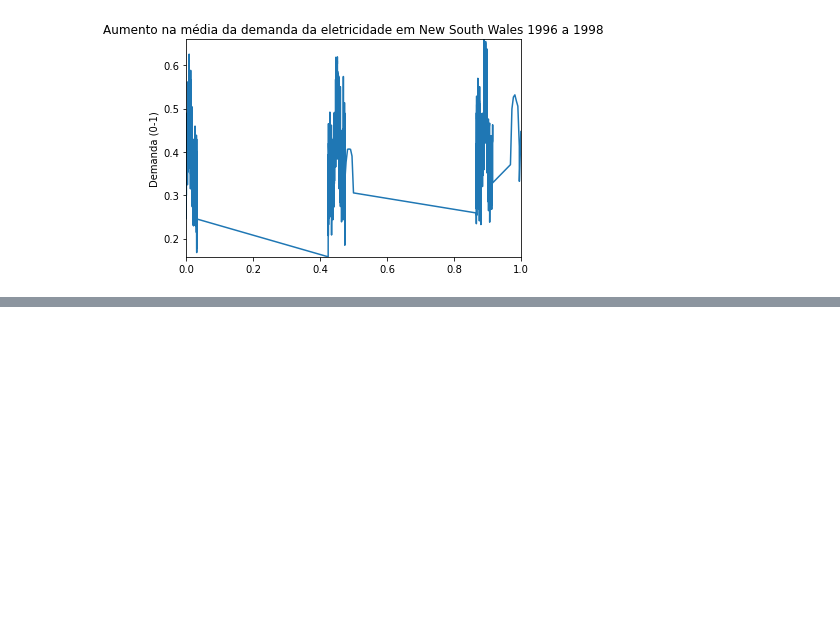
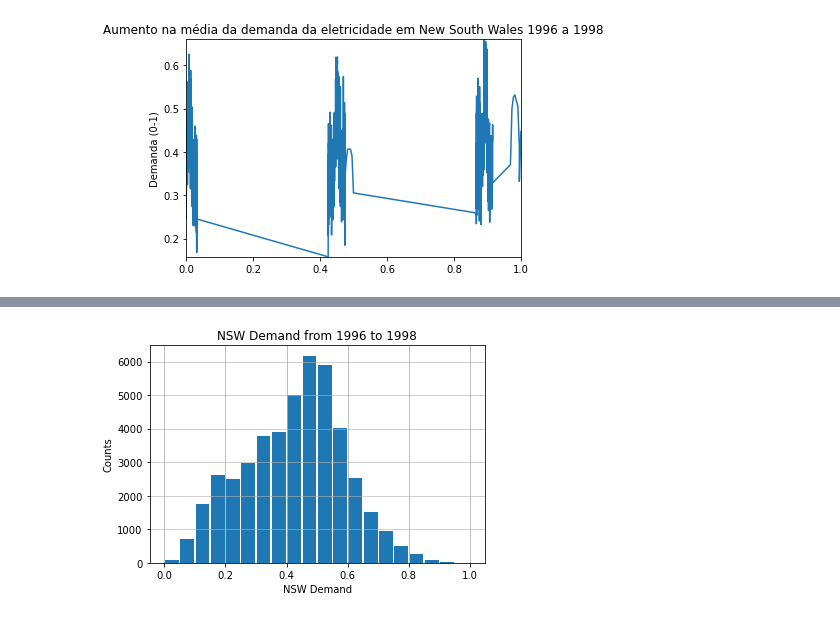
Before and after one commit to fernandops21/Case-Electricty, a Jupyter notebook: Case Electricity - Genial .ipynb, the cells around one changed output, grey strips where cells are left out. Saved outputs shown, nothing was run; the diff lists cells and outputs as text; code cells hidden in the pictures; blank space fills up the shorter version.

```diff
--- a/Case Electricity - Genial .ipynb
+++ b/Case Electricity - Genial .ipynb
@@ -47,0 +118,8 @@ plot(x, y2, ax, 'Aumento na média da demanda da eletricidade em New South Wales
+# %%
+df.nswdemand.plot.hist(grid=True,bins=20,rwidth=0.9)
+plt.title('NSW Demand from 1996 to 1998')
+plt.ylabel('Counts')
+plt.xlabel('NSW Demand')
+plt.grid(axis='y', alpha=0.75)
+# %% [output]
+[figure, added]
```
Also changed, not shown: parts of 27 cells of this notebook.
